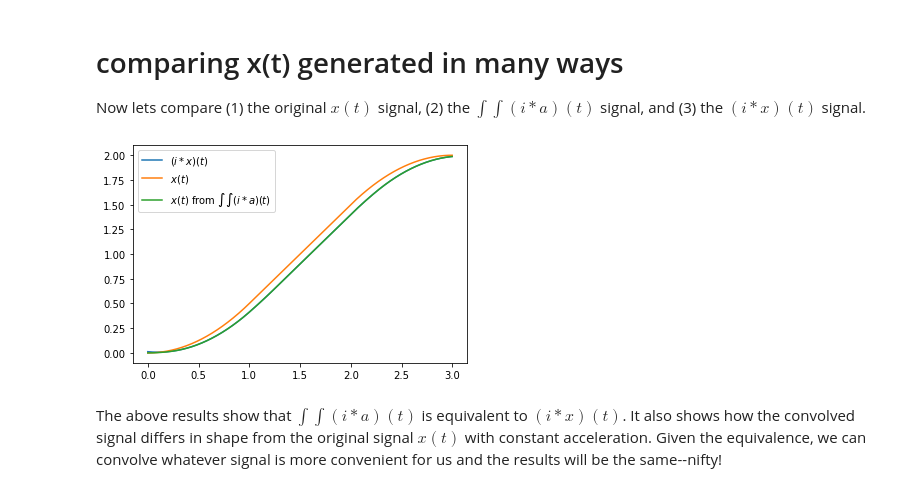
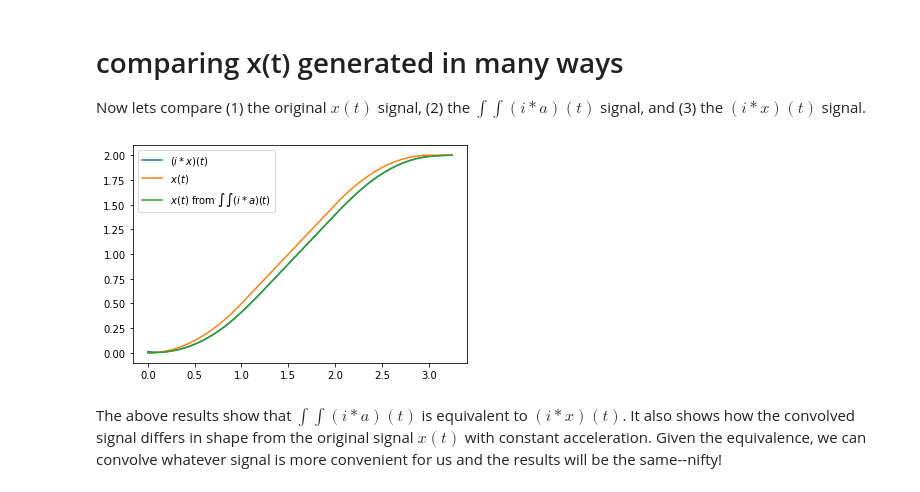
Before and after one commit to Poofjunior/input_shaping_notes, a Jupyter notebook: input_shaping_and_modifying_kinematics.ipynb, the cells around one changed output. Cells and saved outputs as stored; diff of their text form; code cells hidden in the pictures.

```diff
--- a/input_shaping_and_modifying_kinematics.ipynb
+++ b/input_shaping_and_modifying_kinematics.ipynb
@@ -246,6 +246,9 @@ i_conv_a_func = sp.lambdify(t, i_conv_a_of_t)
 v_func = sp.lambdify(t, v_of_t)
 x_func = sp.lambdify(t, x_of_t)
 
+# time series has been adjusted because the signal is slightly longer.
+time_series = np.arange(t_initial, t_final + impulse_times[1], t_step)
+
 i_conv_a_series = [i_conv_a_func(t) for t in time_series]
 v_series = [v_func(t) for t in time_series]
 x_series = [x_func(t) for t in time_series]
@@ -277,34 +280,37 @@ Now lets compare (1) the original $x(t)$ signal, (2) the $\int \int(i * a)(t)$ s
 x_at_one_third_time = initial_position + initial_velocity * (t_final/3 - t_initial) + sp.Rational(1, 2)*accel*(t_final/3 - t_initial)**2
 v_at_one_third_time = accel*(t_final/3 - t_initial) + initial_velocity
 x_at_two_third_time = x_at_one_third_time + v_at_one_third_time*(2*t_final/3 - t_final/3)
 v_at_two_third_time = v_at_one_third_time
+x_at_t_final = x_at_two_third_time + v_at_two_third_time * (t_final - 2*t_final/3) + sp.Rational(1, 2)*-accel*(t_final - 2*t_final/3)**2
 x_of_t_const_a = sp.Piecewise(
     (initial_position + initial_velocity * t + sp.Rational(1, 2)*accel*t**2,
          t < t_final/3),
     (x_at_one_third_time + v_at_one_third_time*(t - t_final/3),
          t < (2*t_final/3)),
     (x_at_two_third_time + v_at_two_third_time * (t - 2*t_final/3) + sp.Rational(1, 2)*-accel*(t - 2*t_final/3)**2,
+         t < t_final),
+    (x_at_t_final,
          True))
 
 
 # Convolve impulse sequence with our piecewise function using our "fast convolution" method.
 i_conv_x_of_t = impulse_amplitudes[0]*x_of_t_const_a.subs(t, t - impulse_times[0]) + \
                 impulse_amplitudes[1]*x_of_t_const_a.subs(t, t - impulse_times[1])
 
 x_func_const_a = sp.lambdify(t, x_of_t_const_a)
 i_conv_x_func = sp.lambdify(t, i_conv_x_of_t)
 i_conv_x_series = [i_conv_x_func(t) for t in time_series]
 x_series_const_a = [x_func_const_a(t) for t in time_series]
 
 
 plt.plot(time_series, i_conv_x_series, label = "$(i*x)(t)$")
 plt.plot(time_series, x_series_const_a, label = "$x(t)$")
 plt.plot(time_series, x_series, label="$x(t)$ from $\int \int (i * a)(t)$")
 
 plt.legend()
 plt.show()
 # %% [output]
-[figure, old version]
+[figure, new version]
 # %% [markdown]
 The above results show that $\int \int (i*a)(t)$ is equivalent to $(i*x)(t)$. It also shows how the convolved signal differs in shape from the original signal $x(t)$ with constant acceleration. Given the equivalence, we can convolve whatever signal is more convenient for us and the results will be the same--nifty!
 # %% [markdown]
```
Also changed, not shown: parts of 2 cells of this notebook, 1 other file.
